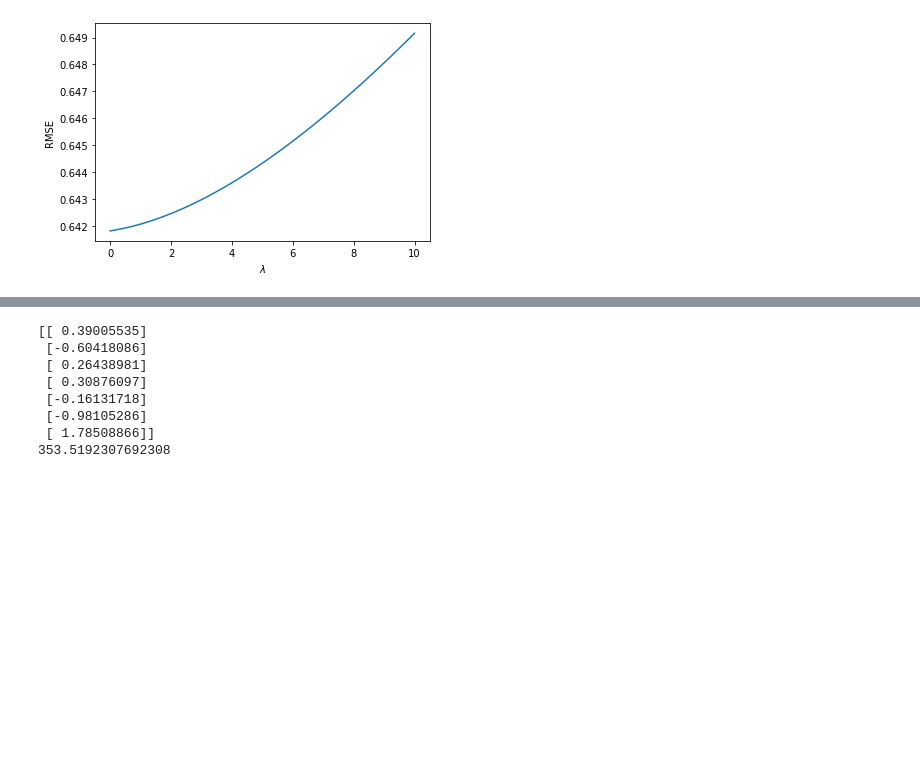
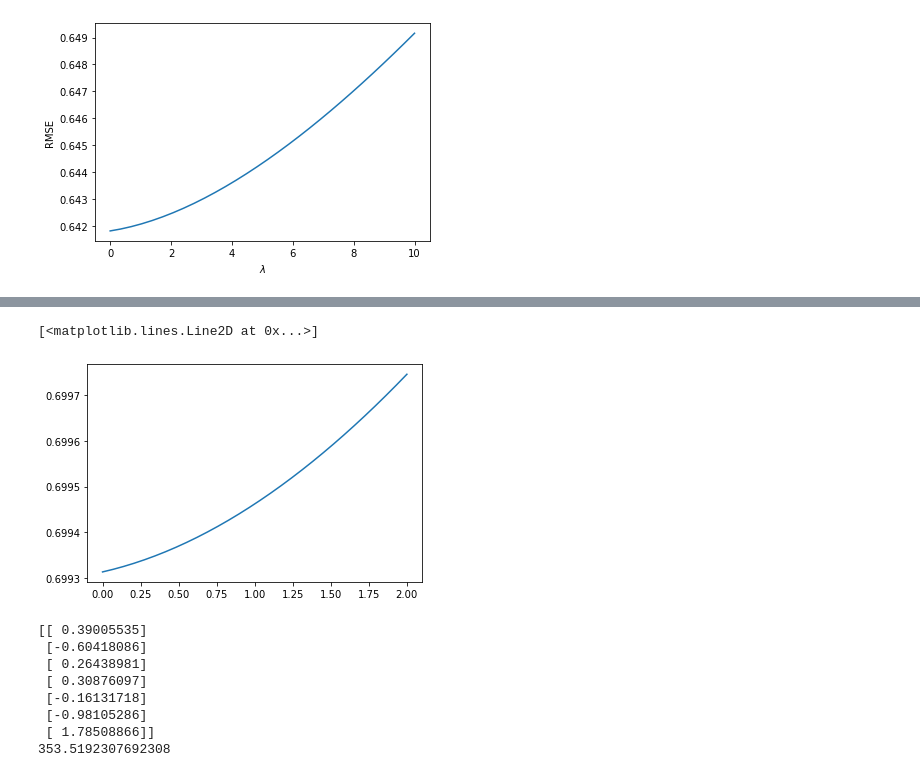
Before and after one commit to MunjungKim/ridge_regression, a Jupyter notebook: MATH532_HW1.ipynb, the cells around one changed output, grey strips where cells are left out. Drawn from its saved outputs; the diff is of its cells as text; code cells hidden in the pictures; blank space fills up the shorter version.

```diff
--- a/MATH532_HW1.ipynb
+++ b/MATH532_HW1.ipynb
@@ -324,3 +422,46 @@ Text(0, 0.5, 'RMSE')
+# %%
+from sklearn.metrics import mean_squared_error
+from sklearn.model_selection import ShuffleSplit
+
+
+def cross_validation(c_x,c_y,alpha):
+    ss = ShuffleSplit(n_splits=100, test_size=0.25, random_state=0)
+    Train = []
+    Test = []
+    for train_index, test_index in ss.split(c_x):
+        Train.append(train_index)
+        Test.append(test_index)
+
+
+    mse_l = []
+    for i in range(len(Train)):
+    #test data
+        train = Train[i]
+        test = Test[i]
+        X_std = np.zeros(shape=(c_x[train].shape[0],c_x[train].shape[1]))
+        X_std,X_mean = standard(c_x[train])
+        beta_ridge, beta_0 = solve(X_std, c_y[train],alpha)
+
+        #test data
+
+        test_std = X_i[test] - np.transpose(X_mean[1:])
+        Y_pred = np.matmul(test_std, beta_ridge)+beta_0
+
+        mse = mean_squared_error(c_y[test], Y_pred)
+        mse_l.append(np.sqrt(mse))
+    return np.mean(mse_l)
+# %%
+alpha_list = np.linspace(0,2,30)
+
+
+mean_mse_l = []
+for a in alpha_list:
+    mean_mse_l.append(cross_validation(X_i,Y_i,a))
+# %%
+plt.plot(alpha_list,mean_mse_l)
+# %% [output]
+[<matplotlib.lines.Line2D at 0x...>]
+[figure, added]
 # %%
 print(beta_ridge)
 print(beta_0)
```
Also changed, not shown: parts of 10 cells of this notebook.
